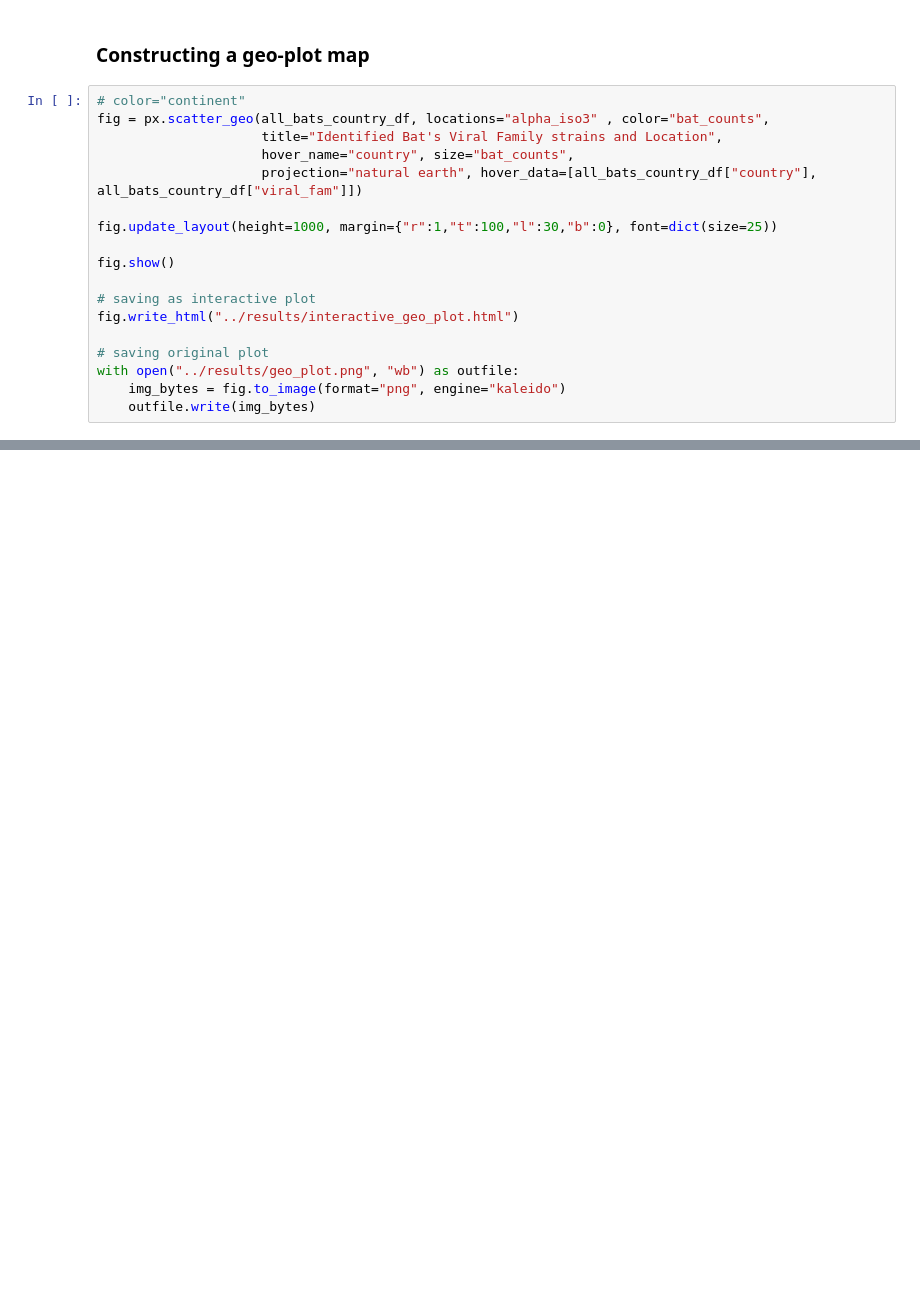
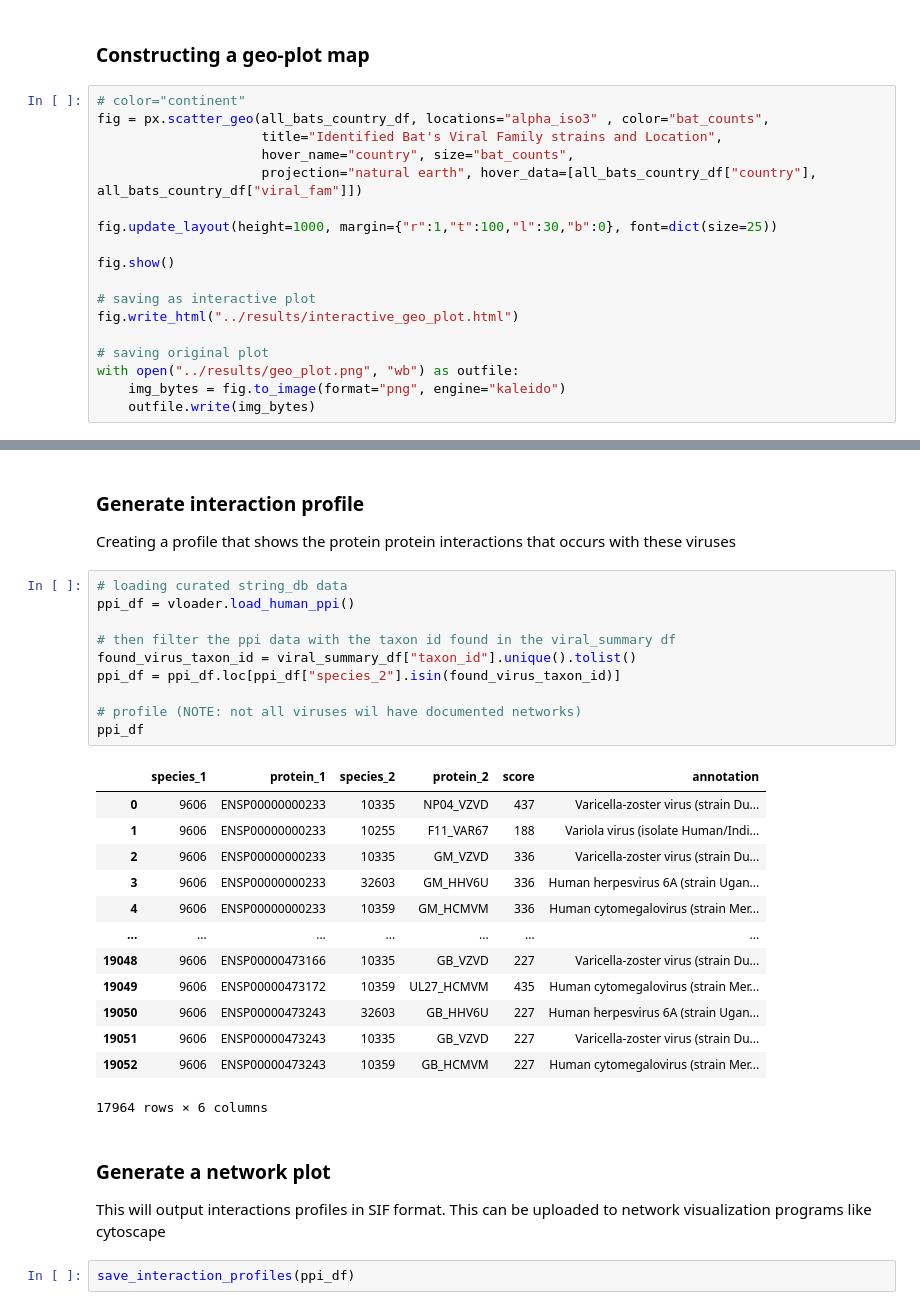
Before and after one commit to axiomcura/VSeek, a Jupyter notebook: analysis/02_plotting.ipynb, the cells around one changed output, grey strips where cells are left out. Saved outputs shown, nothing was run; the diff lists cells and outputs as text; blank space fills up the shorter version.

```diff
--- a/analysis/02_plotting.ipynb
+++ b/analysis/02_plotting.ipynb
@@ -221,0 +223,33 @@ TypeError: 'builtin_function_or_method' object is not subscriptable
+# %% [markdown]
+### Generate interaction profile
+Creating a profile that shows the protein protein interactions that occurs with these viruses
+# %%
+# loading curated string_db data
+ppi_df = vloader.load_human_ppi()
+
+# then filter the ppi data with the taxon id found in the viral_summary df
+found_virus_taxon_id = viral_summary_df["taxon_id"].unique().tolist()
+ppi_df = ppi_df.loc[ppi_df["species_2"].isin(found_virus_taxon_id)]
+
+# profile (NOTE: not all viruses wil have documented networks)
+ppi_df
+# %% [output]
+|  | species_1 | protein_1 | species_2 | protein_2 | score | annotation |
+| 0 | 9606 | ENSP00000000233 | 10335 | NP04_VZVD | 437 | Varicella-zoster virus (strain Du... |
+| 1 | 9606 | ENSP00000000233 | 10255 | F11_VAR67 | 188 | Variola virus (isolate Human/Indi... |
+| 2 | 9606 | ENSP00000000233 | 10335 | GM_VZVD | 336 | Varicella-zoster virus (strain Du... |
+| 3 | 9606 | ENSP00000000233 | 32603 | GM_HHV6U | 336 | Human herpesvirus 6A (strain Ugan... |
+| 4 | 9606 | ENSP00000000233 | 10359 | GM_HCMVM | 336 | Human cytomegalovirus (strain Mer... |
+| ... | ... | ... | ... | ... | ... | ... |
+| 19048 | 9606 | ENSP00000473166 | 10335 | GB_VZVD | 227 | Varicella-zoster virus (strain Du... |
+| 19049 | 9606 | ENSP00000473172 | 10359 | UL27_HCMVM | 435 | Human cytomegalovirus (strain Mer... |
+| 19050 | 9606 | ENSP00000473243 | 32603 | GB_HHV6U | 227 | Human herpesvirus 6A (strain Ugan... |
+| 19051 | 9606 | ENSP00000473243 | 10335 | GB_VZVD | 227 | Varicella-zoster virus (strain Du... |
+| 19052 | 9606 | ENSP00000473243 | 10359 | GB_HCMVM | 227 | Human cytomegalovirus (strain Mer... |
+17964 rows × 6 columns
+# %% [markdown]
+### Generate a network plot
+This will output interactions profiles in SIF format. This can be uploaded to network visualization programs like
+cytoscape
+# %%
+save_interaction_profiles(ppi_df)
```
Also changed, not shown: parts of 9 cells of this notebook, 7 other files.
